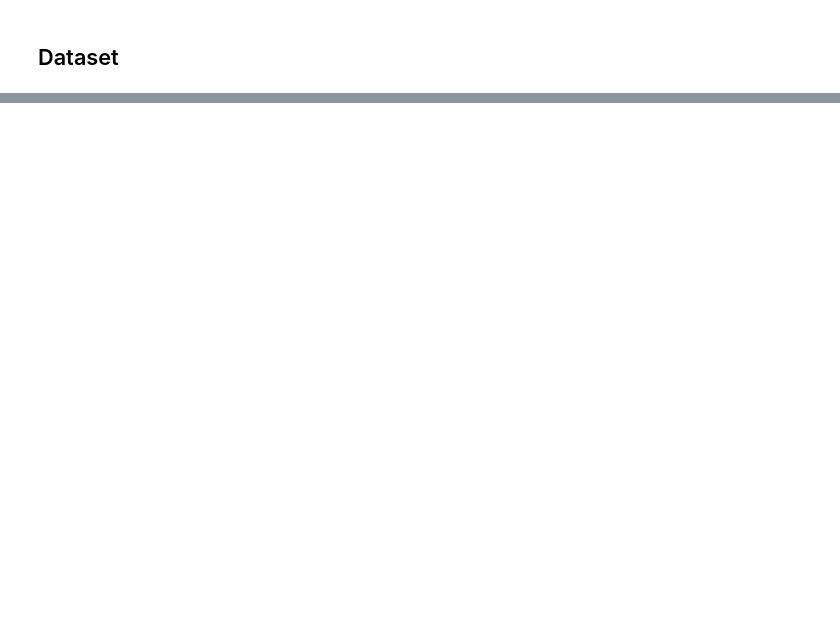
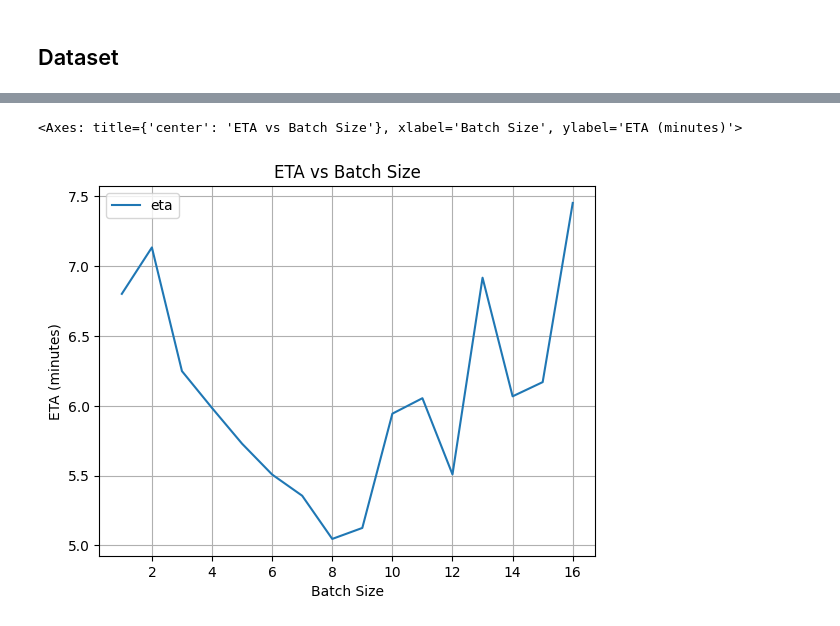
Before and after one commit to liu-qilong/urssm-replicate, a Jupyter notebook: notebook/prototype/urssm-vectorized.ipynb, the cells around one changed output, grey strips where cells are left out. Cells and saved outputs as stored; diff of their text form; code cells hidden in the pictures; blank space fills up the shorter version.

```diff
--- a/notebook/prototype/urssm-vectorized.ipynb
+++ b/notebook/prototype/urssm-vectorized.ipynb
@@ -57,0 +172,11 @@ import torch.nn.functional as F
+# %%
+df['eta'].plot(
+    title='ETA vs Batch Size',
+    xlabel='Batch Size',
+    ylabel='ETA (minutes)',
+    grid=True,
+    legend=True
+)
+# %% [output]
+<Axes: title={'center': 'ETA vs Batch Size'}, xlabel='Batch Size', ylabel='ETA (minutes)'>
+[figure, added]
```
Also changed, not shown: parts of 11 cells of this notebook, 14 other files.
